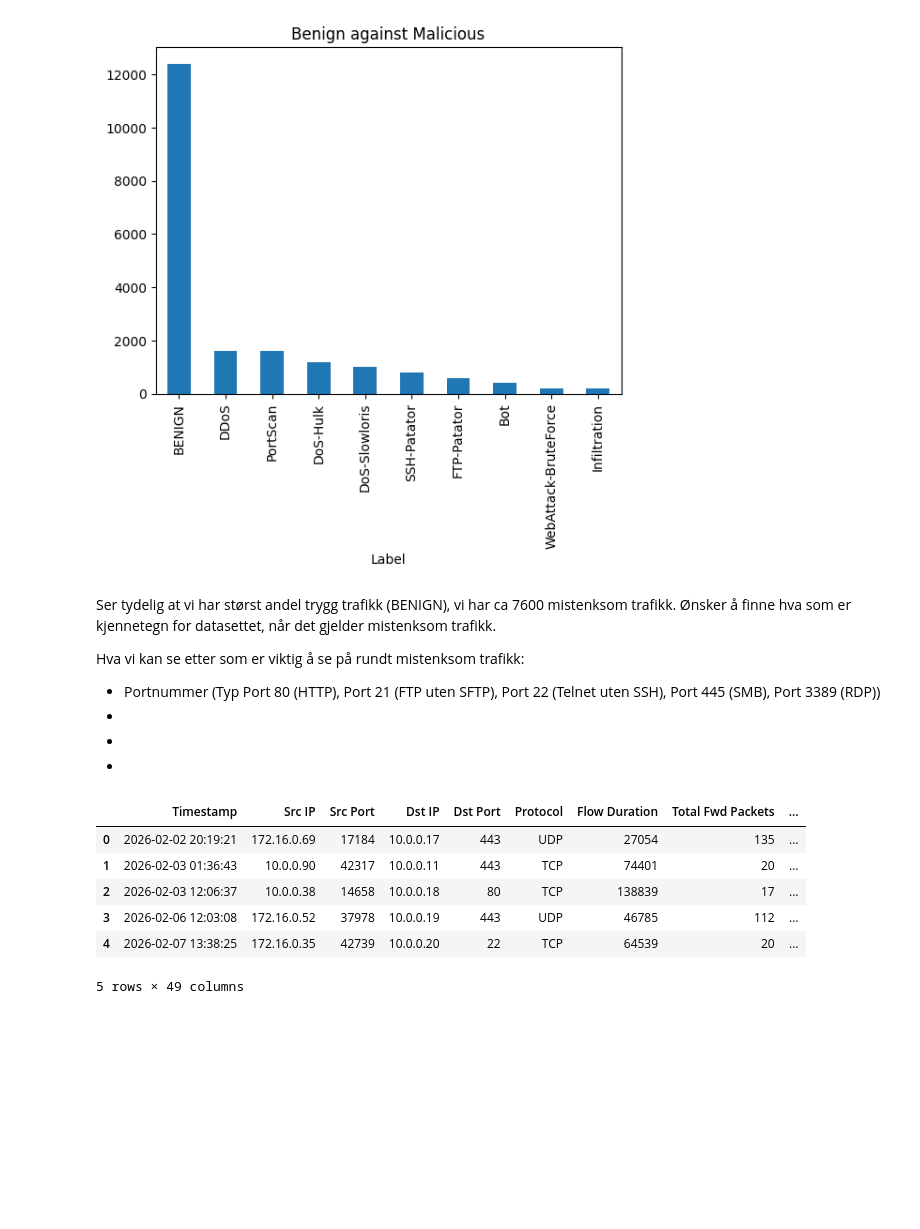
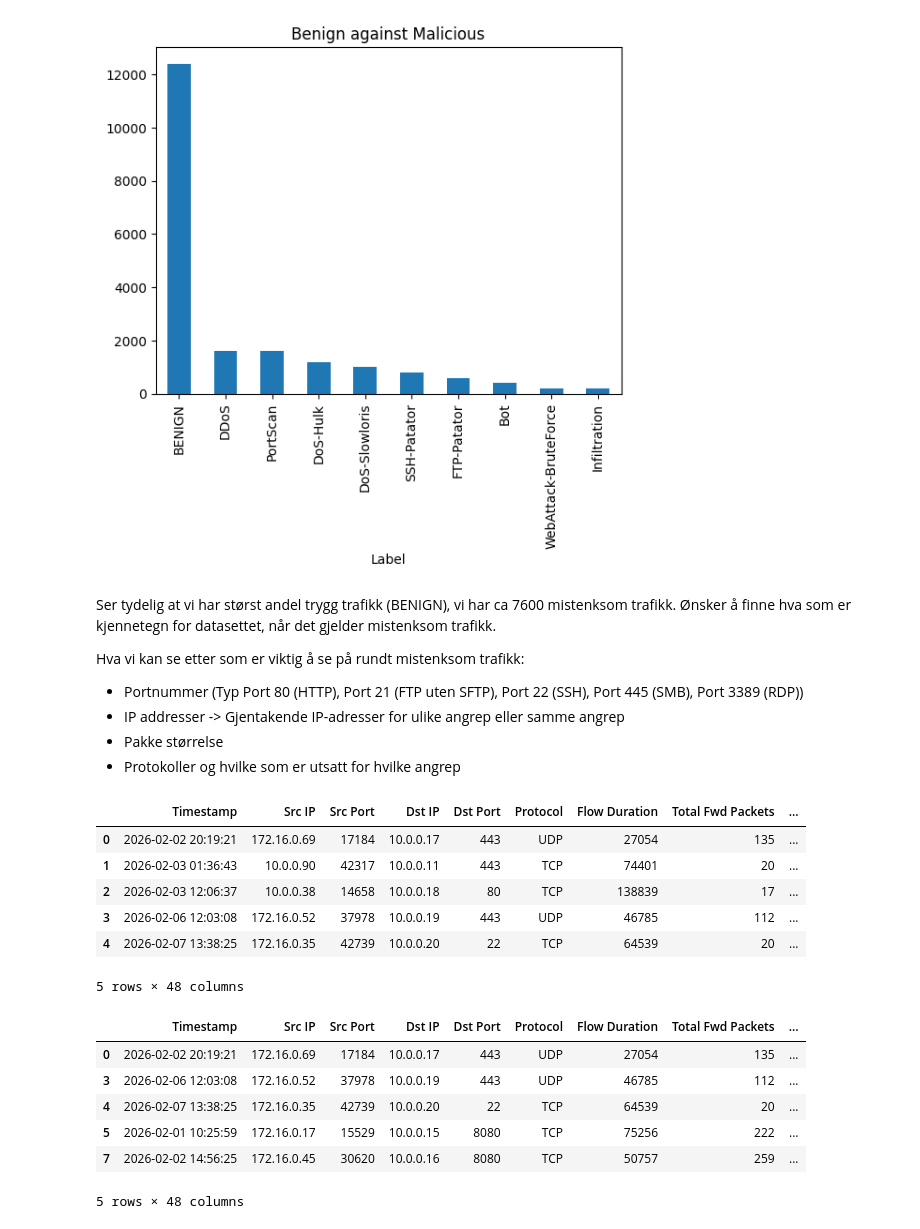
Before and after one commit to mortkjels/Log-Monitoring-AI, a Jupyter notebook: project/src/EDA.ipynb, the cells around one changed output. Cells and saved outputs as stored; diff of their text form; code cells hidden in the pictures; blank space fills up the shorter version.

```diff
--- a/project/src/EDA.ipynb
+++ b/project/src/EDA.ipynb
@@ -49,12 +49,11 @@ Name: count, dtype: int64
 Ser tydelig at vi har størst andel trygg trafikk (BENIGN), vi har ca 7600 mistenksom trafikk. Ønsker å finne hva som er kjennetegn for datasettet, når det gjelder mistenksom trafikk.
 
 Hva vi kan se etter som er viktig å se på rundt mistenksom trafikk:
-- Portnummer (Typ Port 80 (HTTP), Port 21 (FTP uten SFTP), Port 22 (Telnet uten SSH), Port 445 (SMB), Port 3389 (RDP))
--
--
--
+- Portnummer (Typ Port 80 (HTTP), Port 21 (FTP uten SFTP), Port 22 (SSH), Port 445 (SMB), Port 3389 (RDP))
+- IP addresser -> Gjentakende IP-adresser for ulike angrep eller samme angrep
+- Pakke størrelse
+- Protokoller og hvilke som er utsatt for hvilke angrep
 # %%
-df["Malicious"] = df["Label"].mask(df["Label"].str.contains("BENIGN", na=False))
 df.head(5)
 # %% [output]
 |  | Timestamp | Src IP | Src Port | Dst IP | Dst Port | Protocol | Flow Duration | Total Fwd Packets | ... |
@@ -63,4 +62,4 @@ df.head(5)
 | 2 | 2026-02-03 12:06:37 | 10.0.0.38 | 14658 | 10.0.0.18 | 80 | TCP | 138839 | 17 | ... |
 | 3 | 2026-02-06 12:03:08 | 172.16.0.52 | 37978 | 10.0.0.19 | 443 | UDP | 46785 | 112 | ... |
 | 4 | 2026-02-07 13:38:25 | 172.16.0.35 | 42739 | 10.0.0.20 | 22 | TCP | 64539 | 20 | ... |
-5 rows × 49 columns
+5 rows × 48 columns
@@ -66,0 +69,12 @@ df.head(5)
+# %%
+ms = df[df["Label"] != "BENIGN"]
+ms.to_csv("../../project/dataset/malicious_dataset.csv", index=False)
+ms.head(5)
+# %% [output]
+|  | Timestamp | Src IP | Src Port | Dst IP | Dst Port | Protocol | Flow Duration | Total Fwd Packets | ... |
+| 0 | 2026-02-02 20:19:21 | 172.16.0.69 | 17184 | 10.0.0.17 | 443 | UDP | 27054 | 135 | ... |
+| 3 | 2026-02-06 12:03:08 | 172.16.0.52 | 37978 | 10.0.0.19 | 443 | UDP | 46785 | 112 | ... |
+| 4 | 2026-02-07 13:38:25 | 172.16.0.35 | 42739 | 10.0.0.20 | 22 | TCP | 64539 | 20 | ... |
+| 5 | 2026-02-01 10:25:59 | 172.16.0.17 | 15529 | 10.0.0.15 | 8080 | TCP | 75256 | 222 | ... |
+| 7 | 2026-02-02 14:56:25 | 172.16.0.45 | 30620 | 10.0.0.16 | 8080 | TCP | 50757 | 259 | ... |
+5 rows × 48 columns
```
Also changed, not shown: parts of 4 cells of this notebook, 4 other files.
